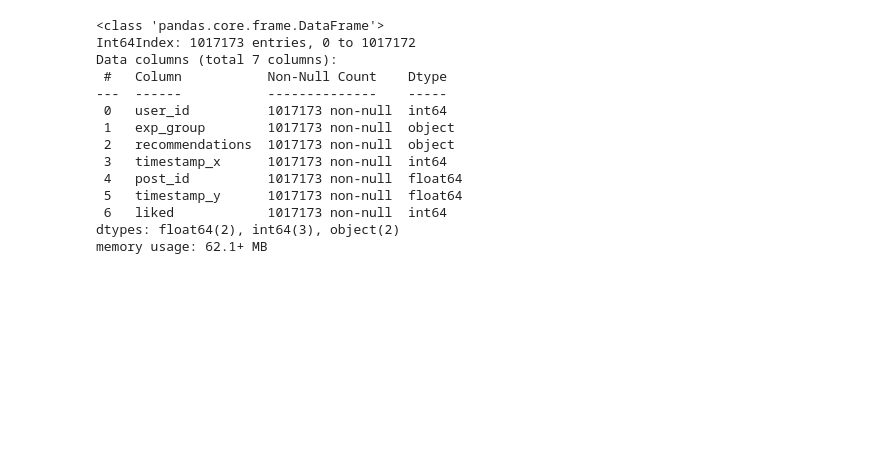
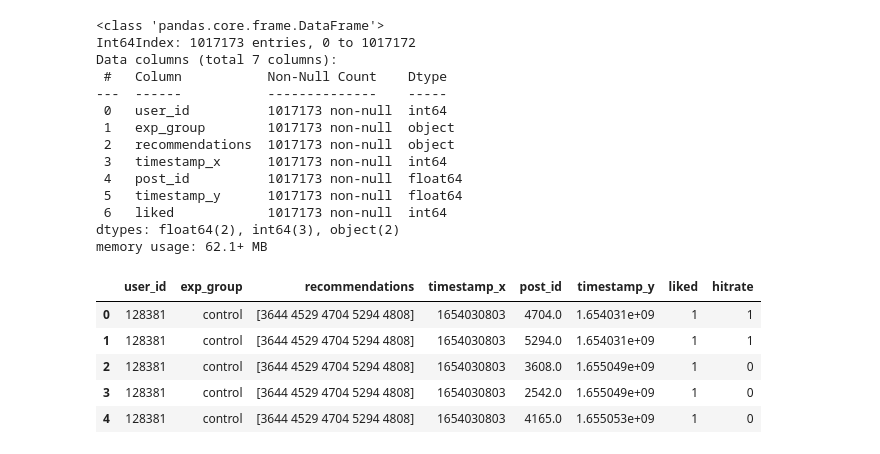
Before and after one commit to nktnlx/mle_course, a Jupyter notebook: 06_ab_testing/11_analysing_results.ipynb, the cells around one changed output. Saved outputs shown, nothing was run; the diff lists cells and outputs as text; code cells hidden in the pictures; blank space fills up the shorter version.

```diff
--- a/06_ab_testing/11_analysing_results.ipynb
+++ b/06_ab_testing/11_analysing_results.ipynb
@@ -324,3 +324,23 @@ Data columns (total 7 columns):
  6   liked            1017173 non-null  int64
 dtypes: float64(2), int64(3), object(2)
 memory usage: 62.1+ MB
+# %%
+hitrate_lst = []
+for index, row in df.iterrows():
+    recs = row['recommendations']
+    recs_lst = [int(x) for x in recs.replace('[', '').replace(']', '').split()]
+    if row['post_id'] in recs_lst:
+        hitrate_lst.append(1)
+    else:
+        hitrate_lst.append(0)
+# %%
+df['hitrate'] = hitrate_lst
+# %%
+df.head()
+# %% [output]
+|  | user_id | exp_group | recommendations | timestamp_x | post_id | timestamp_y | liked | hitrate |
+| 0 | 128381 | control | [3644 4529 4704 5294 4808] | 1654030803 | 4704.0 | 1.654031e+09 | 1 | 1 |
+| 1 | 128381 | control | [3644 4529 4704 5294 4808] | 1654030803 | 5294.0 | 1.654031e+09 | 1 | 1 |
+| 2 | 128381 | control | [3644 4529 4704 5294 4808] | 1654030803 | 3608.0 | 1.655049e+09 | 1 | 0 |
+| 3 | 128381 | control | [3644 4529 4704 5294 4808] | 1654030803 | 2542.0 | 1.655049e+09 | 1 | 0 |
+| 4 | 128381 | control | [3644 4529 4704 5294 4808] | 1654030803 | 4165.0 | 1.655053e+09 | 1 | 0 |
```
Also changed, not shown: parts of 34 cells of this notebook.
